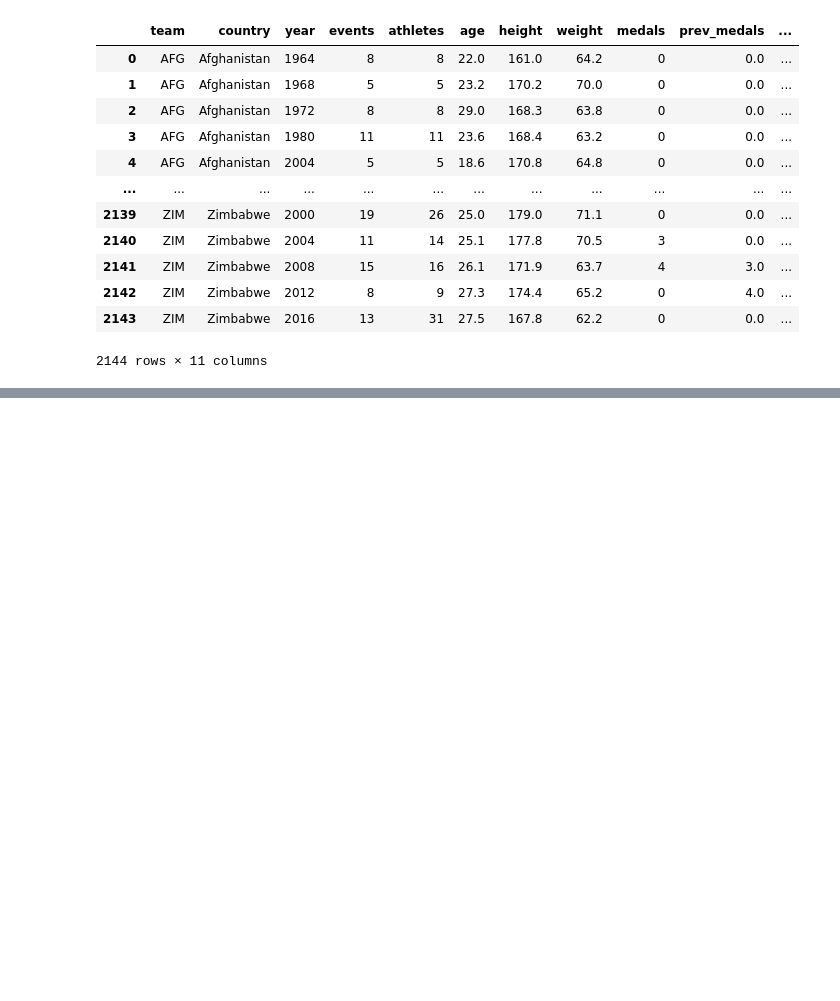
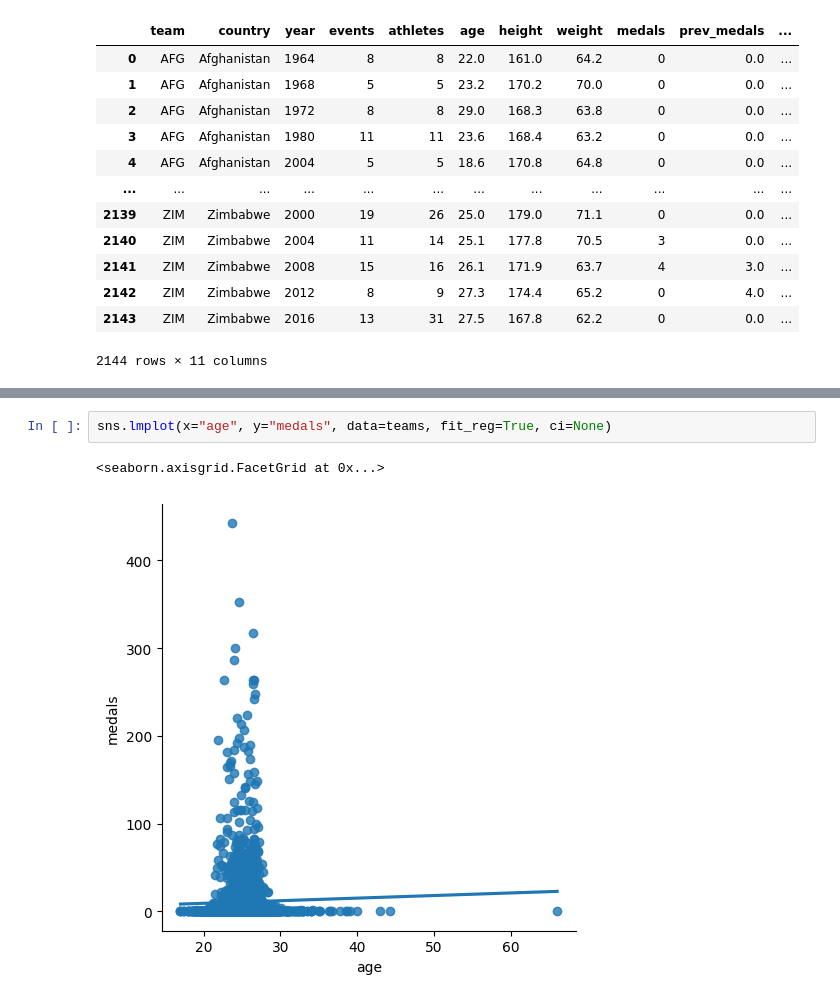
Before and after one commit to rahmadyd/Linear_regression, a Jupyter notebook: team.ipynb, the cells around one changed output, grey strips where cells are left out. Cells and saved outputs as stored; diff of their text form; blank space fills up the shorter version.

```diff
--- a/team.ipynb
+++ b/team.ipynb
@@ -24,0 +55,5 @@ KeyError: "['athlete'] not in index"
+# %%
+sns.lmplot(x="age", y="medals", data=teams, fit_reg=True, ci=None)
+# %% [output]
+<seaborn.axisgrid.FacetGrid at 0x...>
+[figure, added]
```
Also changed, not shown: parts of 39 cells of this notebook.
